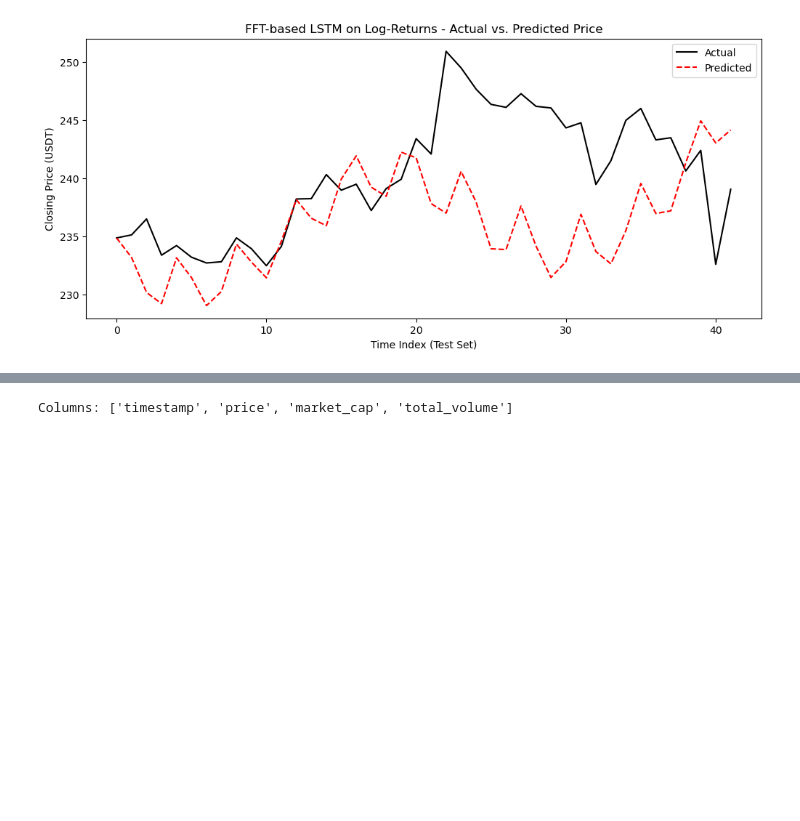
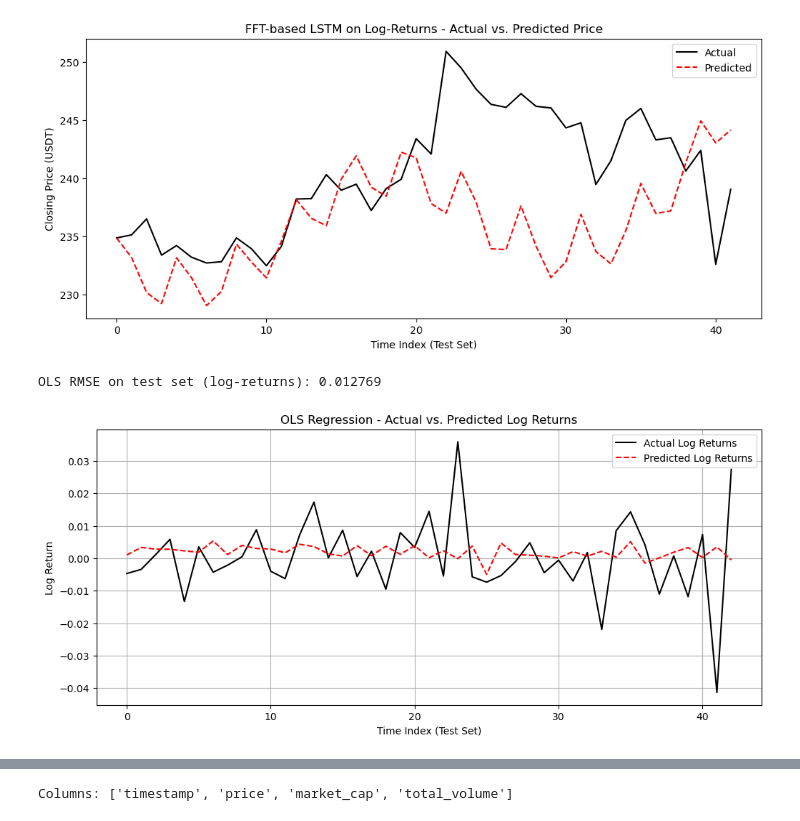
Before and after one commit to vamsin07/DSC-244-FFT, a Jupyter notebook: FFT.ipynb, the cells around one changed output, grey strips where cells are left out. Cells and saved outputs as stored; diff of their text form; code cells hidden in the pictures; blank space fills up the shorter version.

```diff
--- a/FFT.ipynb
+++ b/FFT.ipynb
@@ -1396,3 +422,66 @@ Epoch [200/200], Loss: 0.000266
 
 Test MSE Loss (Log-Returns): 0.000199
 [figure]
+# %%
+import numpy as np
+import pandas as pd
+import matplotlib.pyplot as plt
+from sklearn.linear_model import LinearRegression
+from sklearn.metrics import mean_squared_error
+
+# ===============================
+# 1. Load and preprocess data
+# ===============================
+df = pd.read_csv("AAVE_ohlcv_data.csv")
+df["timestamp"] = pd.to_datetime(df["timestamp"], errors="coerce")
+df = df.sort_values("timestamp").reset_index(drop=True)
+
+log_price = np.log(df["price"].dropna().values)
+log_returns = np.diff(log_price)
+
+# ===============================
+# 2. Create lagged features
+# ===============================
+def create_lag_features(series, lags=3):
+    X = []
+    y = []
+    for i in range(lags, len(series) - 1):
+        X.append(series[i - lags:i])
+        y.append(series[i + 1] - series[i])  # log return
+    return np.array(X), np.array(y)
+
+lags = 3
+X, y = create_lag_features(log_price, lags)
+
+# ===============================
+# 3. Train-test split (80/20)
+# ===============================
+split_idx = int(0.8 * len(X))
+X_train, X_test = X[:split_idx], X[split_idx:]
+y_train, y_test = y[:split_idx], y[split_idx:]
+
+# ===============================
+# 4. OLS Model
+# ===============================
+model = LinearRegression()
+model.fit(X_train, y_train)
+y_pred = model.predict(X_test)
+
+rmse = np.sqrt(mean_squared_error(y_test, y_pred))
+print(f"OLS RMSE on test set (log-returns): {rmse:.6f}")
+
+# ===============================
+# 5. Plot
+# ===============================
+plt.figure(figsize=(12, 5))
+plt.plot(y_test, label="Actual Log Returns", color="black")
+plt.plot(y_pred, label="Predicted Log Returns", linestyle="--", color="red")
+plt.title("OLS Regression - Actual vs. Predicted Log Returns")
+plt.xlabel("Time Index (Test Set)")
+plt.ylabel("Log Return")
+plt.legend()
+plt.grid(True)
+plt.show()
+# %% [output]
+OLS RMSE on test set (log-returns): 0.012769
+[figure, added]
```
Also changed, not shown: parts of 28 cells of this notebook.
